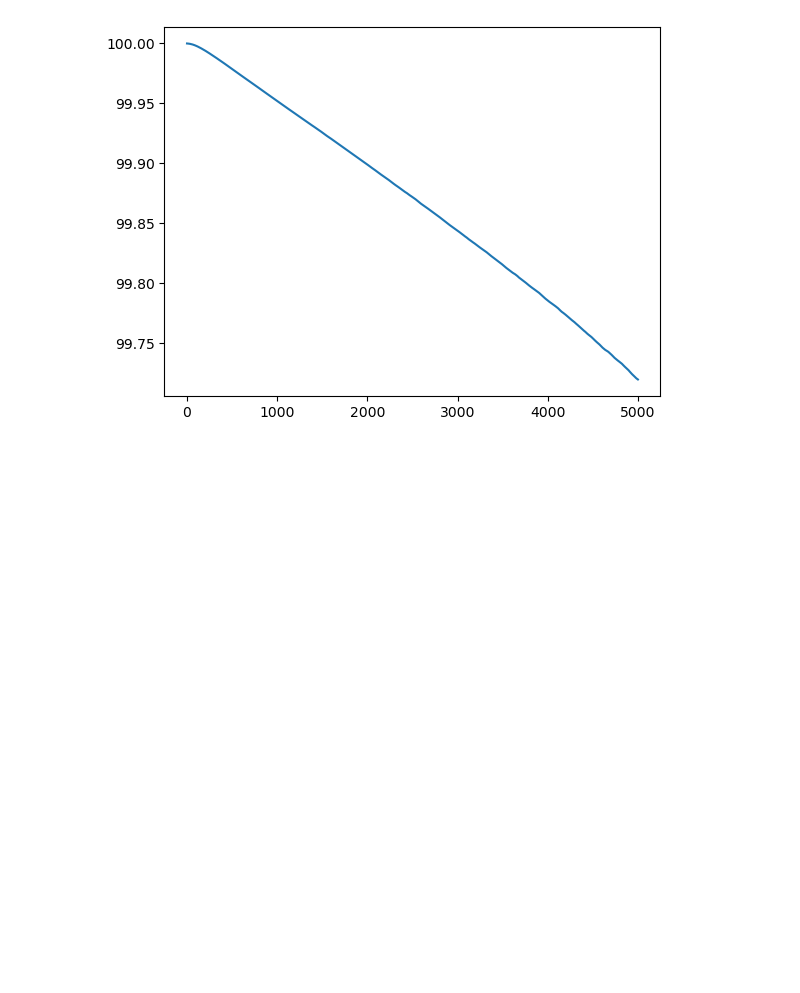
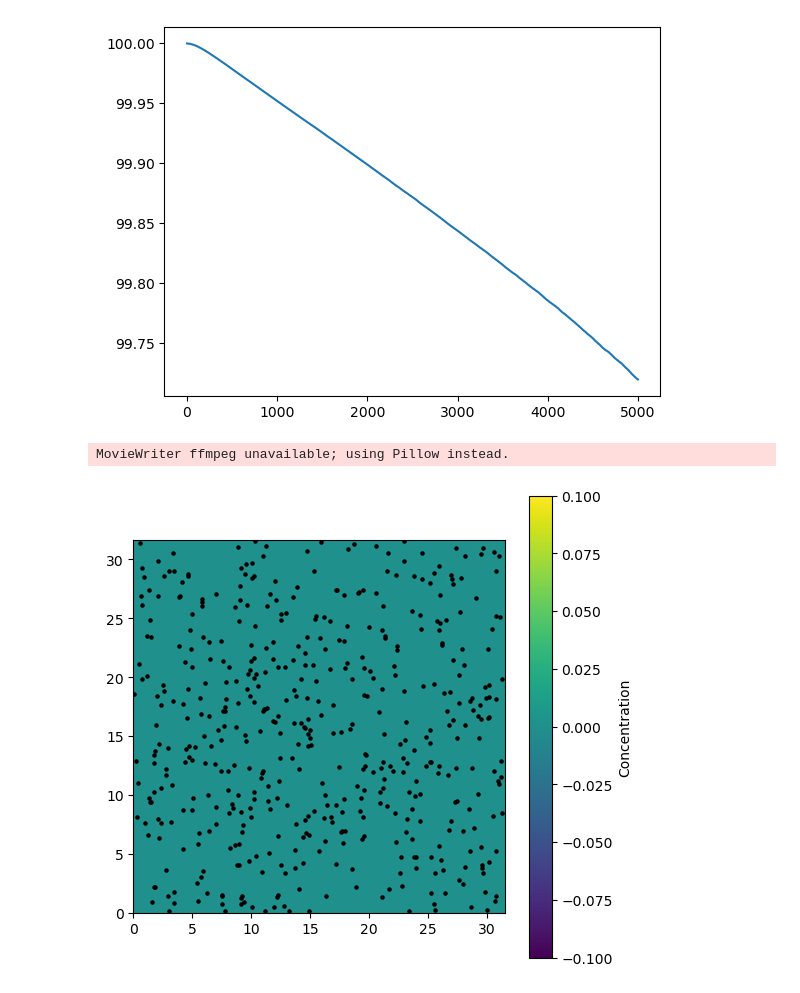
Before and after one commit to Ketofe/Chemo_taxis_model, a Jupyter notebook: Evenly_spread_nutrients.ipynb, the cells around one changed output. Drawn from its saved outputs; the diff is of its cells as text; code cells hidden in the pictures; blank space fills up the shorter version.

```diff
--- a/Evenly_spread_nutrients.ipynb
+++ b/Evenly_spread_nutrients.ipynb
@@ -51,36 +51,3 @@ iteration: 995
 iteration: 996
 iteration: 997
 iteration: 998
-# %%
-from matplotlib.animation import FuncAnimation
-
-def animate(pos, ori, nutrient_concentration, L, number_of_frames, interval=1):
-    fig, ax = plt.subplots(figsize=(6, 6))
-
-    # Set axis limits
-    ax.set_xlim(0, L)
-    ax.set_ylim(0, L)
-
-    # Initial heatmap of the nutrient concentration
-    im = ax.imshow(nutrient_concentration[0].T, extent=[0, L, 0, L],origin="lower" )
-
-    # Initial quiver plot for particle movement
-    qv = ax.quiver(pos[0][:, 0], pos[0][:, 1], ori[0][:,0], ori[0][:,1], color="black",scale=0.1)
-
-    # Animation function
-    def update(i):
-        # Update nutrient concentration heatmap
-        im.set_array(nutrient_concentration[i].T)
-
-        # Update the position and direction of particles
-        qv.set_offsets(pos[i])
-        qv.set_UVC(ori[i][:,0], ori[i][:,1])
-
-        return im,          qv
-       # return qv
-    anim = FuncAnimation(fig, update, frames=np.arange(1, number_of_frames), interval=interval, blit=False)
-
-    plt.colorbar(im, label="Concentration")
-  #  plt.show()
-
-    return anim
@@ -736,3 +677,10 @@ plt.plot(total_amount_of_nutrient/(100*100))
 # %% [output]
 [<matplotlib.lines.Line2D at 0x...>]
 [figure]
+# %%
+#Now storing some animations
+anim=animate(pos_1, c_concentracion_1, L, iterations)
+anim.save("Animations/setup_1.gif")
+# %% [output]
+MovieWriter ffmpeg unavailable; using Pillow instead.
+[figure, added]
```
Also changed, not shown: parts of 19 cells of this notebook, 3 other files.
